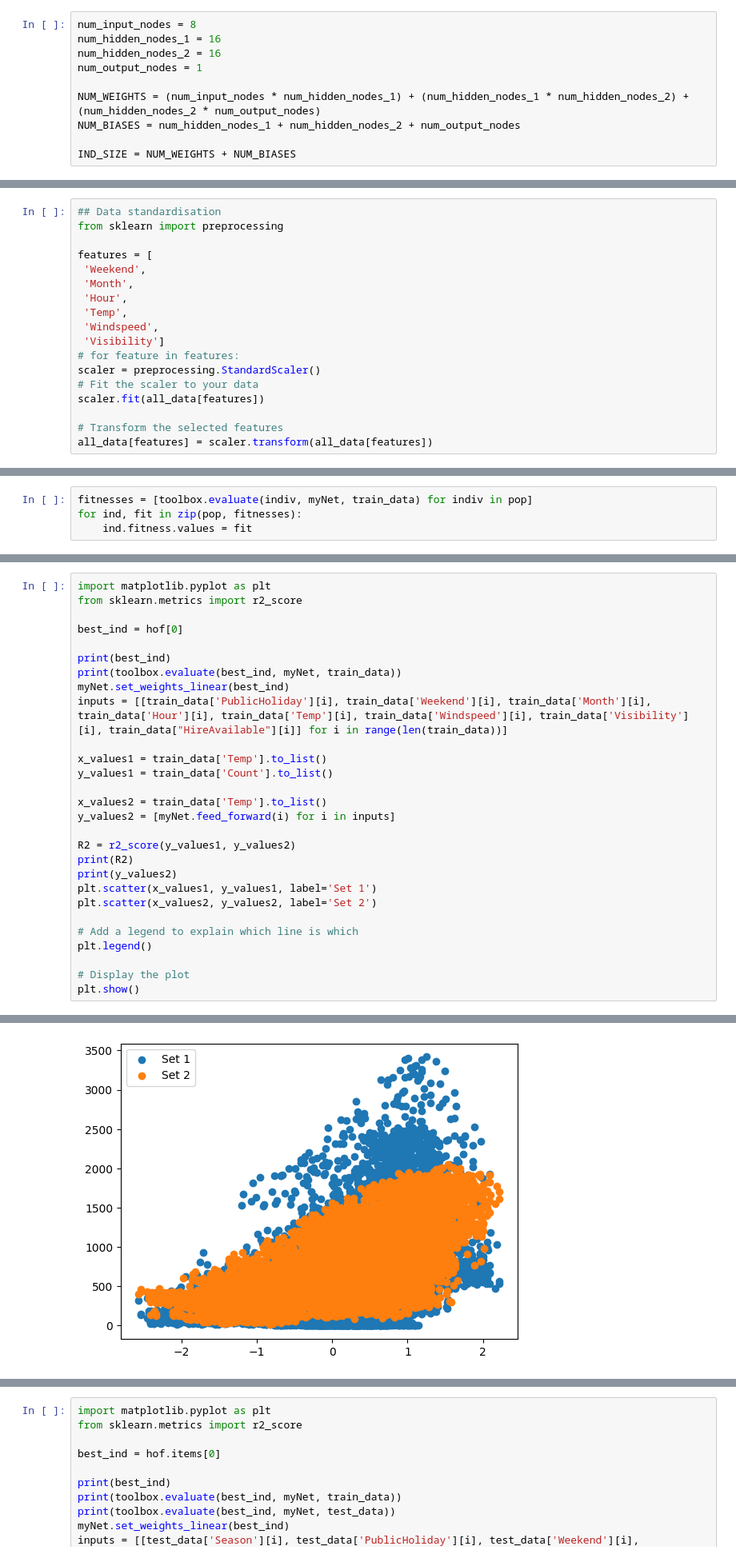
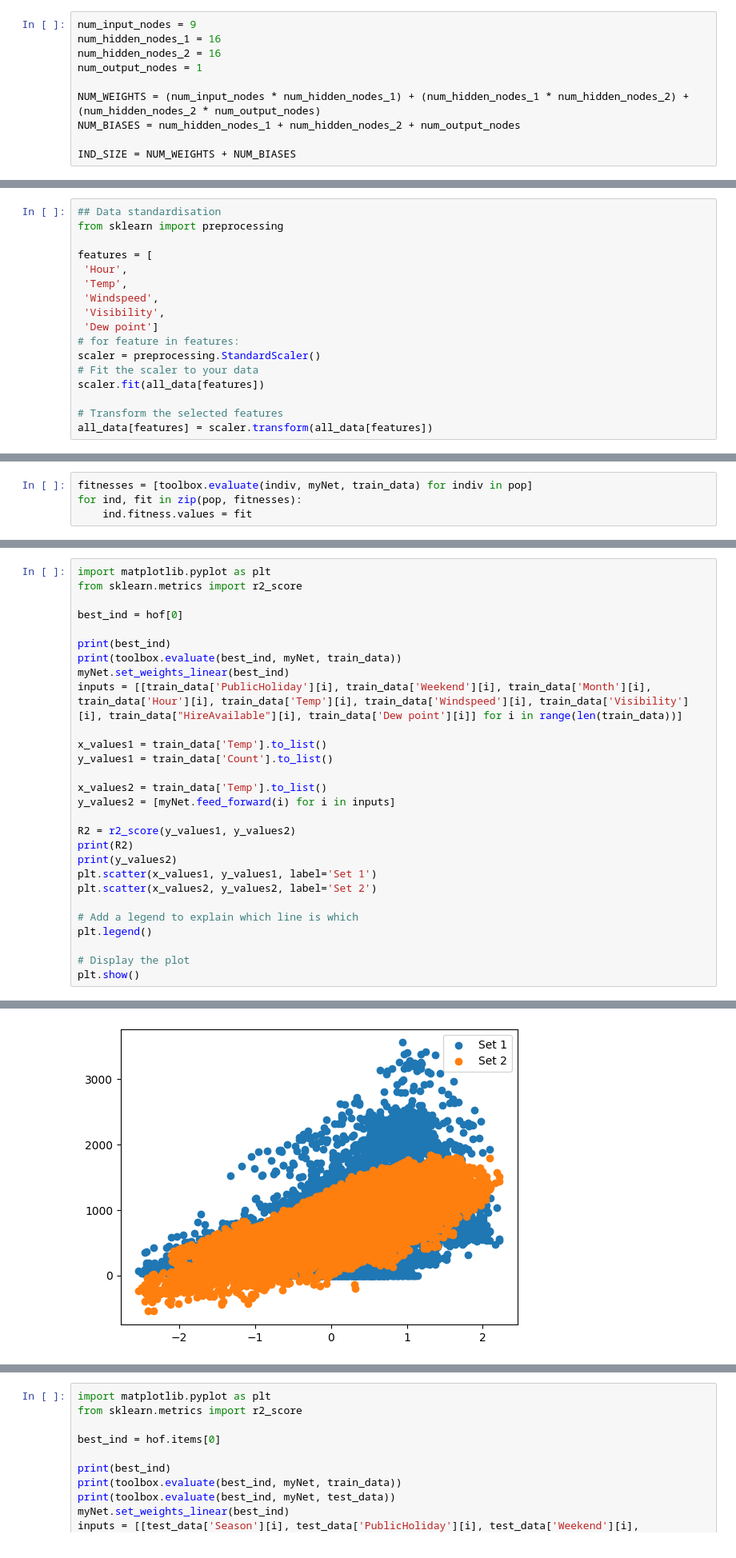
Before and after one commit to katie291100/evac-exam, a Jupyter notebook: main copy 4.ipynb, the cells around one changed output, grey strips where cells are left out. Shown at 80% size. Saved outputs shown, nothing was run; the diff lists cells and outputs as text.

```diff
--- a/main copy 4.ipynb
+++ b/main copy 4.ipynb
@@ -12,7 +12,7 @@ from datetime import datetime
 import math
 from sklearn.metrics import r2_score
 # %%
-num_input_nodes = 8
+num_input_nodes = 9
 num_hidden_nodes_1 = 16
 num_hidden_nodes_2 = 16
 num_output_nodes = 1
@@ -95,12 +95,11 @@ Name: Count, dtype: float64
 from sklearn import preprocessing
 
 features = [
- 'Weekend',
- 'Month',
  'Hour',
  'Temp',
  'Windspeed',
- 'Visibility']
+ 'Visibility',
+ 'Dew point']
 # for feature in features:
 scaler = preprocessing.StandardScaler()
 # Fit the scaler to your data
@@ -378,7 +378,7 @@ best_ind = hof[0]
 print(best_ind)
 print(toolbox.evaluate(best_ind, myNet, train_data))
 myNet.set_weights_linear(best_ind)
-inputs = [[train_data['PublicHoliday'][i], train_data['Weekend'][i], train_data['Month'][i], train_data['Hour'][i], train_data['Temp'][i], train_data['Windspeed'][i], train_data['Visibility'][i], train_data["HireAvailable"][i]] for i in range(len(train_data))]
+inputs = [[train_data['PublicHoliday'][i], train_data['Weekend'][i], train_data['Month'][i], train_data['Hour'][i], train_data['Temp'][i], train_data['Windspeed'][i], train_data['Visibility'][i], train_data["HireAvailable"][i], train_data['Dew point'][i]] for i in range(len(train_data))]
 
 x_values1 = train_data['Temp'].to_list()
 y_values1 = train_data['Count'].to_list()
@@ -405,4 +405,4 @@ plt.show()
-[figure, old version]
+[figure, new version]
 # %%
 import matplotlib.pyplot as plt
 from sklearn.metrics import r2_score
```
Also changed, not shown: parts of 11 cells of this notebook.
